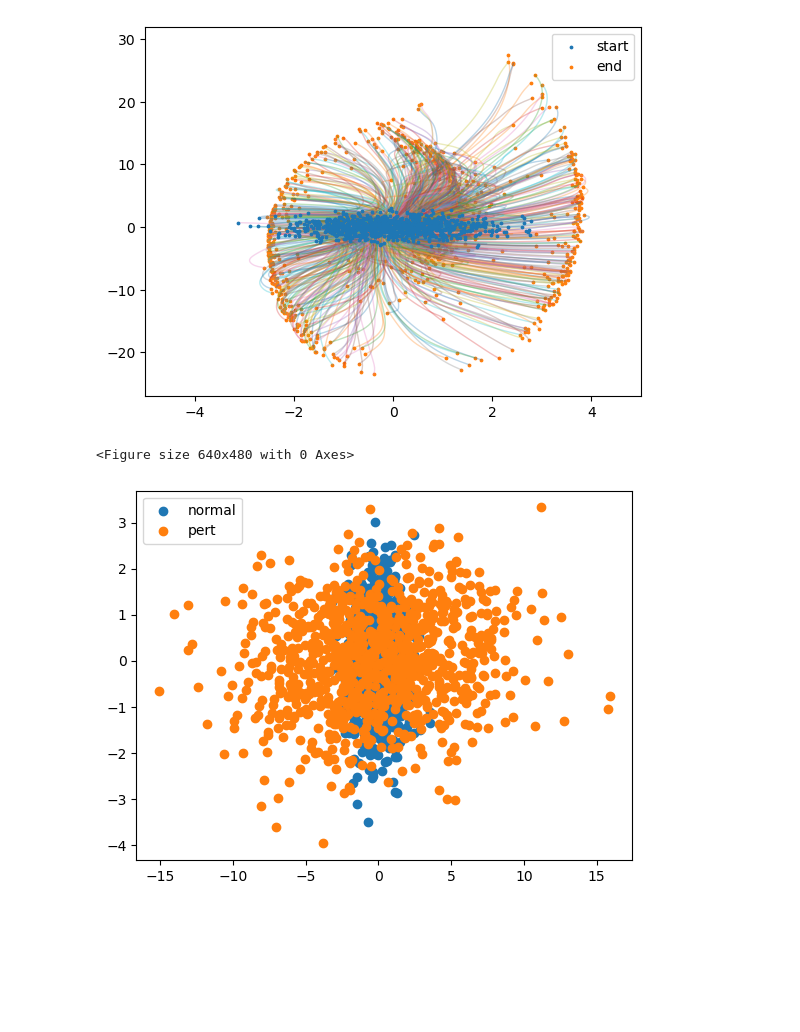
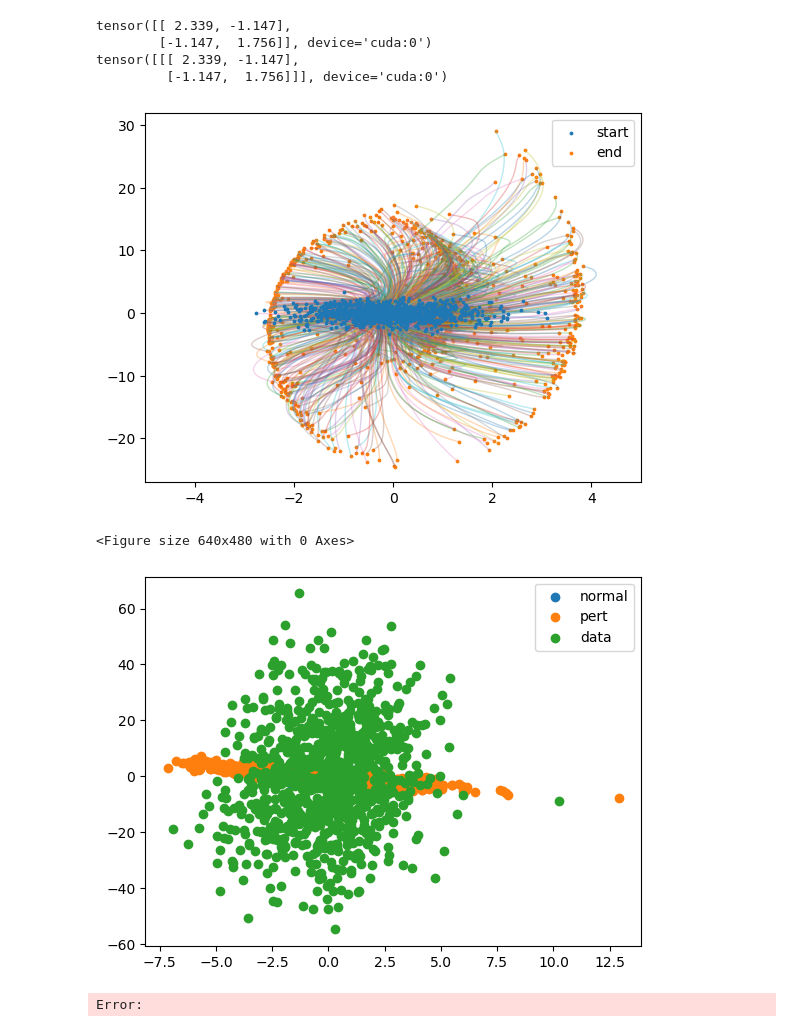
Before and after one commit to KevinRojas1499/variational-sb, a Jupyter notebook: experiment.ipynb, the cells around one changed output. Drawn from its saved outputs; the diff is of its cells as text; code cells hidden in the pictures; blank space fills up the shorter version.

```diff
--- a/experiment.ipynb
+++ b/experiment.ipynb
@@ -15,15 +15,29 @@ device = torch.device('cuda:0' if torch.cuda.is_available() else 'cpu')
 is_sb = True
 if is_sb:
     model_path = './checkpoints/spiral_sb_linear/itr_2000'
+    model_path = './exp/itr_2000'
+
     backward_score = torch.load(os.path.join(model_path,'backward_ema_2000.pt'))
+    forward_score = torch.load(os.path.join(model_path,'forward_ema_2000.pt'))
+    sde = sdes.LinearSchrodingerBridge(forward_model=forward_score,backward_model=backward_score)
 else:
     model_path = './checkpoints/spiral_vp/itr_30000'
     backward_score = torch.load(os.path.join(model_path,'backward_ema_30000.pt'))
-
-sde = sdes.VP(model_backward=backward_score)
-if is_sb:
-    forward_score = torch.load(os.path.join(model_path,'forward_ema_2000.pt'))
-    sde = sdes.SchrodingerBridge(forward_score,backward_score)
+    sde = sdes.VP(model_backward=backward_score)
+# %%
+tt = torch.tensor([[sde.T]],device=device)
+L = sde.compute_variance(tt)[1][0]
+print(L)
+integral = sde.int_beta_ds(tt)
+cov = (torch.eye(2,device=device).unsqueeze(0) - torch.linalg.matrix_exp(-integral)) @ torch.linalg.inv(integral) * sde.beta_int(tt)
+diag, Q = torch.linalg.eigh(cov)
+L2 = Q @ torch.diag_embed(diag.sqrt()) @ Q.mH
+print(L2)
+# %% [output]
+tensor([[ 2.339, -1.147],
+        [-1.147,  1.756]], device='cuda:0')
+tensor([[[ 2.339, -1.147],
+         [-1.147,  1.756]]], device='cuda:0')
 # %%
 dataset = datasets.Spiral(x_scalar=.4, y_scalar=3.2)
 n_samples = 1000
@@ -51,7 +65,7 @@ plt.ylim(-27,32)
 plt.legend()
 plt.show()
 # %% [output]
-[figure, old version]
+[figure, new version]
 # %%
 n_pts = 20
 x_pts = torch.linspace(-5,5,n_pts,device=device)#.view(-1,1)
@@ -82,12 +96,18 @@ for i,t in enumerate(times):
 # %%
 L = torch.tensor([[4.5026, 0.1263],
         [0.1263, 1.1072]], device='cuda:0')
 
+cov = in_cond.T.cov()
+L_data = torch.linalg.cholesky(cov)
+L = sde.compute_variance(torch.tensor([[sde.T]],device=device))[1][0]
 noise = torch.randn((1000,2), device=device)
 noise_pert = (L @ noise.T).T
+noise_data = (L_data @ noise.T).T
 plt.scatter(noise[:,0].cpu(), noise[:,1].cpu(), label='normal')
 plt.scatter(noise_pert[:,0].cpu(), noise_pert[:,1].cpu(), label='pert')
+plt.scatter(noise_data[:,0].cpu(), noise_data[:,1].cpu(), label='data')
 plt.legend()
 plt.show()
 # %% [output]
-[figure, old version]
+[figure, new version]
+Error:
```
Also changed, not shown: parts of 1 cell of this notebook, 7 other files.
